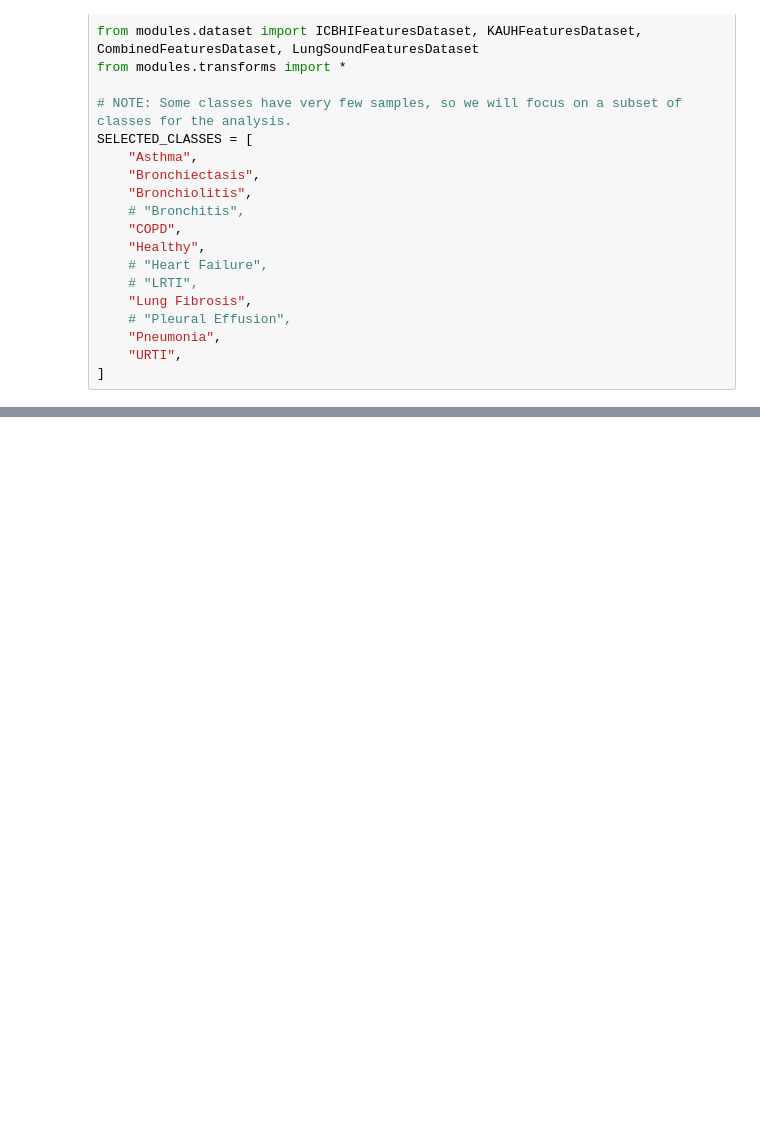
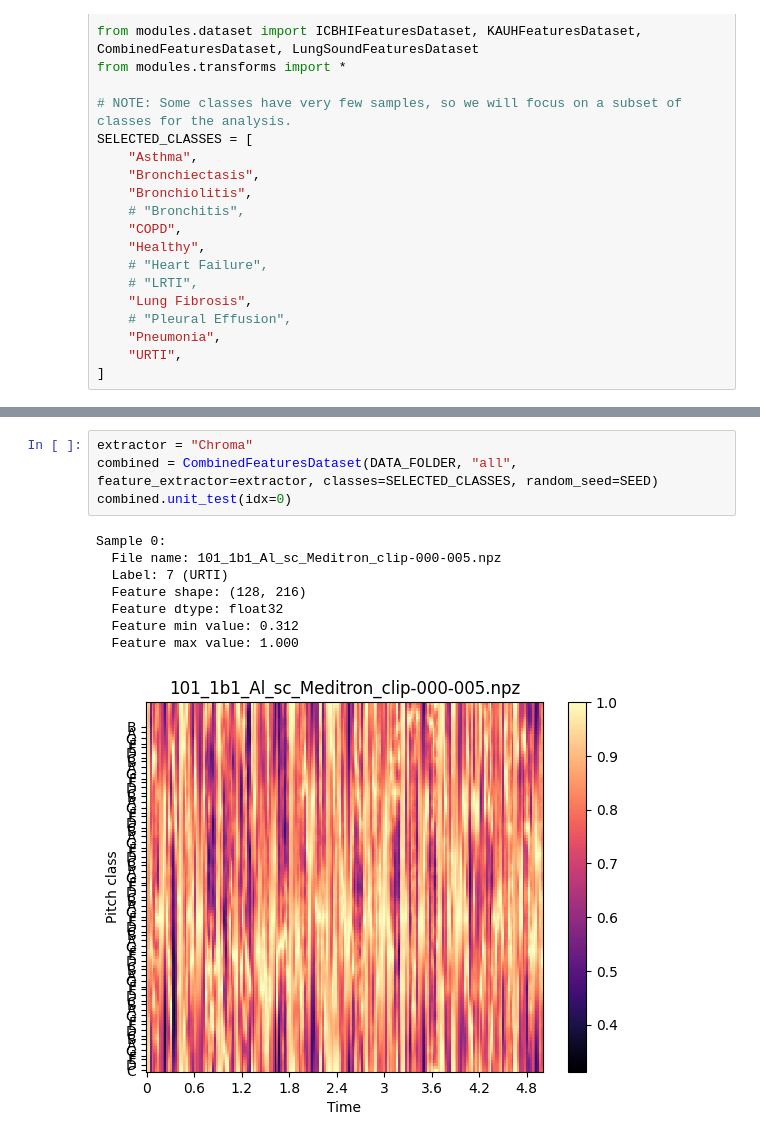
Before and after one commit to RafaelGAT108/IA901_Project, a Jupyter notebook: notebooks/5_features_analysis.ipynb, the cells around one changed output, grey strips where cells are left out. Cells and saved outputs as stored; diff of their text form; blank space fills up the shorter version.

```diff
--- a/notebooks/5_features_analysis.ipynb
+++ b/notebooks/5_features_analysis.ipynb
@@ -147,0 +127,13 @@ Sample 0:
+# %%
+extractor = "Chroma"
+combined = CombinedFeaturesDataset(DATA_FOLDER, "all", feature_extractor=extractor, classes=SELECTED_CLASSES, random_seed=SEED)
+combined.unit_test(idx=0)
+# %% [output]
+Sample 0:
+  File name: 101_1b1_Al_sc_Meditron_clip-000-005.npz
+  Label: 7 (URTI)
+  Feature shape: (128, 216)
+  Feature dtype: float32
+  Feature min value: 0.312
+  Feature max value: 1.000
+[figure, added]
```
Also changed, not shown: parts of 12 cells of this notebook, 23 other files.
